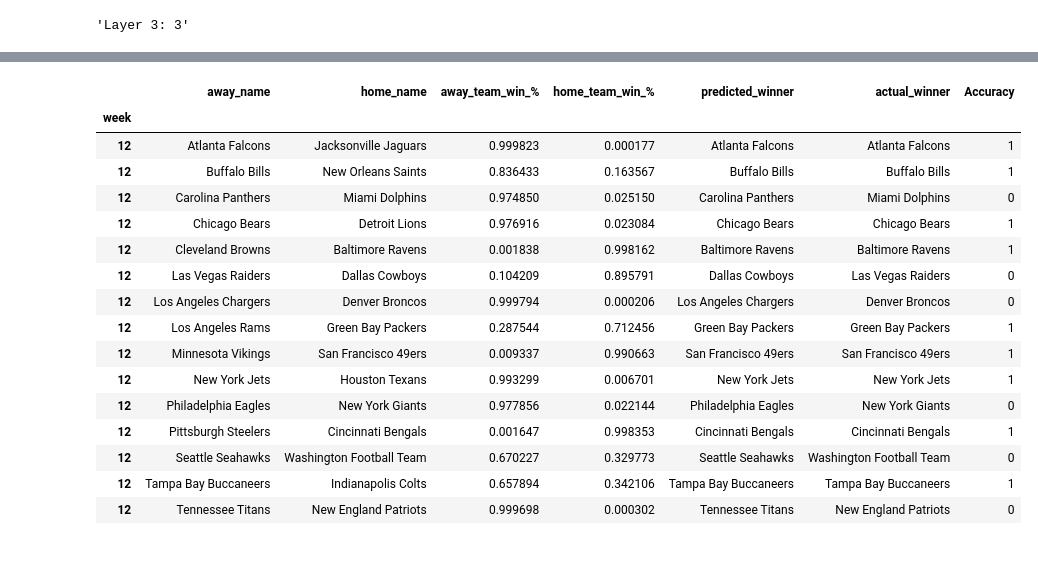
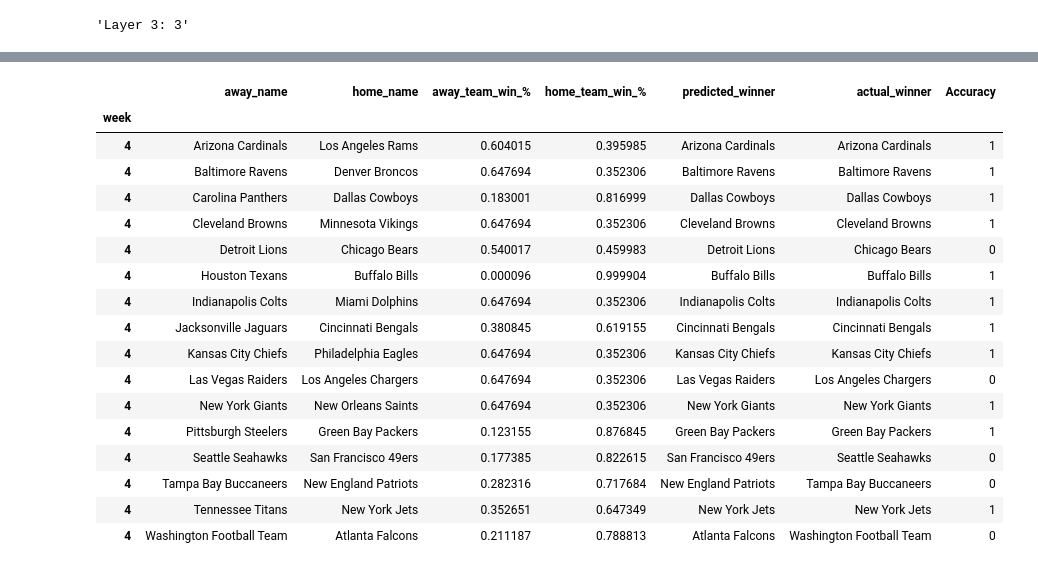
Before and after one commit to jake-viss/NFL_Prediction_Model_Project, a Jupyter notebook: Josh/NN_Predictions.ipynb, the cells around one changed output, grey strips where cells are left out. Saved outputs shown, nothing was run; the diff lists cells and outputs as text; code cells hidden in the pictures.

```diff
--- a/Josh/NN_Predictions.ipynb
+++ b/Josh/NN_Predictions.ipynb
@@ -27,5 +26,8 @@ train_info = pd.read_csv(Path('Resources/train_df.csv'), index_col='Unnamed: 0')
 # %%
+train_df_info = train_df
+test_df_info = test_df
+
+display(train_df.tail())
 display(test_df.tail())
-display(train_df.tail())
 # %% [output]
 |  | away_name | away_abbr | home_name | home_abbr | week | win_perc_dif | first_downs_dif | fumbles_dif | ... |
@@ -51,4 +44,0 @@ Int64Index([148, 149, 150, 151, 152, 153, 154, 155, 156, 157, 158, 159, 160,
-# %%
-train_df = train_df.drop(test_index)
-
-train_df.tail()
@@ -249,4 +233,3 @@ def get_schedule(year):
             week_games_df = pd.concat([week_games_df,game])
         schedule_df = pd.concat([schedule_df, week_games_df]).reset_index().drop(columns = 'index')
     return schedule_df
-current_week = 12
@@ -253,6 +245,6 @@ current_week = 12
 # %%
 # Create dataframe to hold prediction results
-results_df = test_info[['week','away_name','home_name']]
+results_df = test_df_info[['week','away_name','home_name']]
 results_df['away_team_win_%'] = y_pred
 results_df['home_team_win_%'] = 1 - results_df['away_team_win_%']
 results_df['predicted_winner'] = 0
@@ -324,23 +317,26 @@ See the caveats in the documentation: https://pandas.pydata.org/pandas-docs/stab
 # %%
 actual_results_df['Accuracy'] = np.where(actual_results_df['predicted_winner'] == actual_results_df['actual_winner'], 1, 0)
 
+actual_results_df = actual_results_df.dropna()
+
 actual_results_df
 # %% [output]
 |  | away_name | home_name | away_team_win_% | home_team_win_% | predicted_winner | actual_winner | Accuracy |
 | week |  |  |  |  |  |  |  |
-| 12 | Atlanta Falcons | Jacksonville Jaguars | 0.999823 | 0.000177 | Atlanta Falcons | Atlanta Falcons | 1 |
-| 12 | Buffalo Bills | New Orleans Saints | 0.836433 | 0.163567 | Buffalo Bills | Buffalo Bills | 1 |
-| 12 | Carolina Panthers | Miami Dolphins | 0.974850 | 0.025150 | Carolina Panthers | Miami Dolphins | 0 |
-| 12 | Chicago Bears | Detroit Lions | 0.976916 | 0.023084 | Chicago Bears | Chicago Bears | 1 |
-| 12 | Cleveland Browns | Baltimore Ravens | 0.001838 | 0.998162 | Baltimore Ravens | Baltimore Ravens | 1 |
-| 12 | Las Vegas Raiders | Dallas Cowboys | 0.104209 | 0.895791 | Dallas Cowboys | Las Vegas Raiders | 0 |
-| 12 | Los Angeles Chargers | Denver Broncos | 0.999794 | 0.000206 | Los Angeles Chargers | Denver Broncos | 0 |
-| 12 | Los Angeles Rams | Green Bay Packers | 0.287544 | 0.712456 | Green Bay Packers | Green Bay Packers | 1 |
-| 12 | Minnesota Vikings | San Francisco 49ers | 0.009337 | 0.990663 | San Francisco 49ers | San Francisco 49ers | 1 |
-| 12 | New York Jets | Houston Texans | 0.993299 | 0.006701 | New York Jets | New York Jets | 1 |
-| 12 | Philadelphia Eagles | New York Giants | 0.977856 | 0.022144 | Philadelphia Eagles | New York Giants | 0 |
-| 12 | Pittsburgh Steelers | Cincinnati Bengals | 0.001647 | 0.998353 | Cincinnati Bengals | Cincinnati Bengals | 1 |
-| 12 | Seattle Seahawks | Washington Football Team | 0.670227 | 0.329773 | Seattle Seahawks | Washington Football Team | 0 |
-| 12 | Tampa Bay Buccaneers | Indianapolis Colts | 0.657894 | 0.342106 | Tampa Bay Buccaneers | Tampa Bay Buccaneers | 1 |
-| 12 | Tennessee Titans | New England Patriots | 0.999698 | 0.000302 | Tennessee Titans | New England Patriots | 0 |
+| 4 | Arizona Cardinals | Los Angeles Rams | 0.604015 | 0.395985 | Arizona Cardinals | Arizona Cardinals | 1 |
+| 4 | Baltimore Ravens | Denver Broncos | 0.647694 | 0.352306 | Baltimore Ravens | Baltimore Ravens | 1 |
+| 4 | Carolina Panthers | Dallas Cowboys | 0.183001 | 0.816999 | Dallas Cowboys | Dallas Cowboys | 1 |
+| 4 | Cleveland Browns | Minnesota Vikings | 0.647694 | 0.352306 | Cleveland Browns | Cleveland Browns | 1 |
+| 4 | Detroit Lions | Chicago Bears | 0.540017 | 0.459983 | Detroit Lions | Chicago Bears | 0 |
+| 4 | Houston Texans | Buffalo Bills | 0.000096 | 0.999904 | Buffalo Bills | Buffalo Bills | 1 |
+| 4 | Indianapolis Colts | Miami Dolphins | 0.647694 | 0.352306 | Indianapolis Colts | Indianapolis Colts | 1 |
+| 4 | Jacksonville Jaguars | Cincinnati Bengals | 0.380845 | 0.619155 | Cincinnati Bengals | Cincinnati Bengals | 1 |
+| 4 | Kansas City Chiefs | Philadelphia Eagles | 0.647694 | 0.352306 | Kansas City Chiefs | Kansas City Chiefs | 1 |
+| 4 | Las Vegas Raiders | Los Angeles Chargers | 0.647694 | 0.352306 | Las Vegas Raiders | Los Angeles Chargers | 0 |
+| 4 | New York Giants | New Orleans Saints | 0.647694 | 0.352306 | New York Giants | New York Giants | 1 |
+| 4 | Pittsburgh Steelers | Green Bay Packers | 0.123155 | 0.876845 | Green Bay Packers | Green Bay Packers | 1 |
+| 4 | Seattle Seahawks | San Francisco 49ers | 0.177385 | 0.822615 | San Francisco 49ers | Seattle Seahawks | 0 |
+| 4 | Tampa Bay Buccaneers | New England Patriots | 0.282316 | 0.717684 | New England Patriots | Tampa Bay Buccaneers | 0 |
+| 4 | Tennessee Titans | New York Jets | 0.352651 | 0.647349 | New York Jets | New York Jets | 1 |
+| 4 | Washington Football Team | Atlanta Falcons | 0.211187 | 0.788813 | Atlanta Falcons | Washington Football Team | 0 |
 # %%
```
Also changed, not shown: parts of 16 cells of this notebook, 14 other files.
